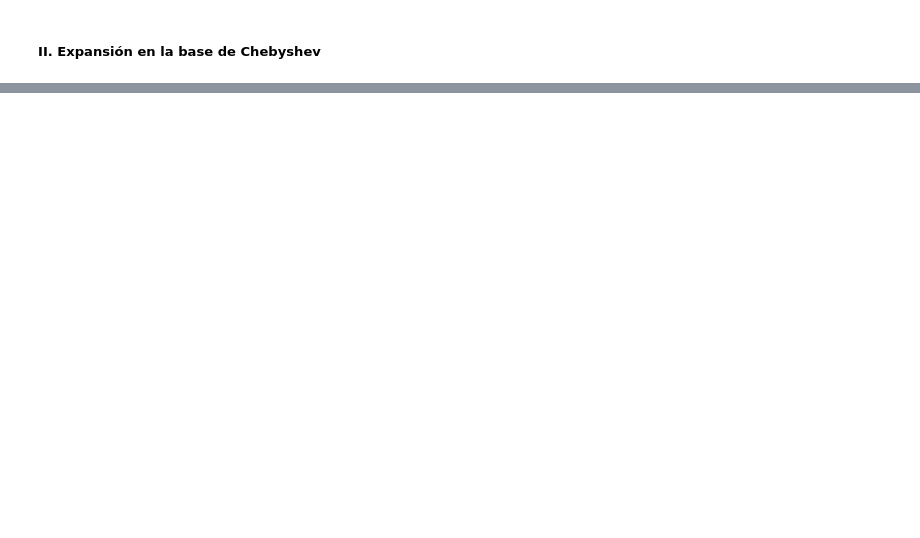
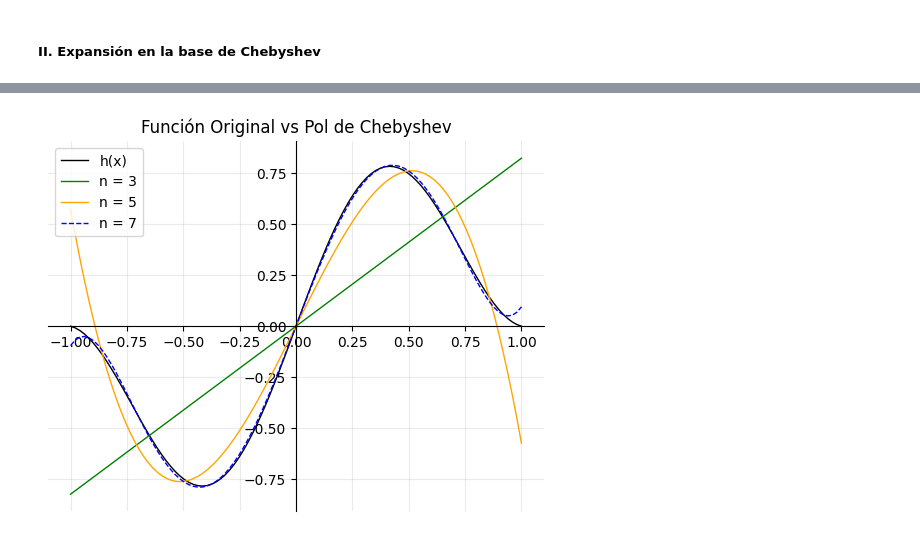
Before and after one commit to ucrosisabella/TareasMetMat1_25B, a Jupyter notebook: Codigos/Clase6 (1).ipynb, the cells around one changed output, grey strips where cells are left out. Drawn from its saved outputs; the diff is of its cells as text; code cells hidden in the pictures; blank space fills up the shorter version.

```diff
--- a/Codigos/Clase6 (1).ipynb
+++ b/Codigos/Clase6 (1).ipynb
@@ -211,0 +240,49 @@ def h_chebyshev_pol(v):
+# %%
+# GRÁFICA:
+x_array = np.linspace(-1, 1, 100)
+
+fig = plt.figure()                                                  # Creación de la figurita
+
+ax = fig.add_subplot(111)
+ax.set_title('Función Original vs Pol de Chebyshev')                 # Título
+
+# ----------------------------------------------------------------------------------------------------------------------
+
+# Gráfica de la función base
+ax.plot(x_array, h_vals, label='h(x)', color="black", linewidth=1)
+
+# ----------------------------------------------------------------------------------------------------------------------
+
+# Gráfica de las aproximaciones:
+
+    # Primero, tenemos que convertir a nuestra función a una de tipo numérico, para que nos permita evaluar en los distintos puntos de x_array y
+    # así poder graficar:
+def pol_cheb_aprox_num(n):
+    pol = pol_cheb_aprox(n)
+    return lambdify(x, pol, 'numpy')
+
+
+# Ahora graficamos cada una de las distintas funciones aproximadas:
+
+# n = 3:
+h_cheb_3_func = pol_cheb_aprox_num(3)
+ax.plot(x_array, h_cheb_3_func(x_array), label='n = 3', color="green", linewidth=1, linestyle='-')
+
+# n = 5:
+h_cheb_5_func = pol_cheb_aprox_num(5)
+ax.plot(x_array, h_cheb_5_func(x_array), label='n = 5', color="orange", linewidth=1, linestyle='-')
+
+# n = 7:
+h_cheb_7_func = pol_cheb_aprox_num(7)
+ax.plot(x_array, h_cheb_7_func(x_array), label='n = 7', color="blue", linewidth=1, linestyle='--')
+
+
+ax.spines['left'].set_position('zero')
+ax.spines['right'].set_color('none')
+ax.spines['bottom'].set_position('zero')
+ax.spines['top'].set_color('none')
+plt.grid(True, linestyle='-', alpha=0.25)
+plt.legend()
+plt.show()
+# %% [output]
+[figure, added]
```
Also changed, not shown: parts of 15 cells of this notebook.
